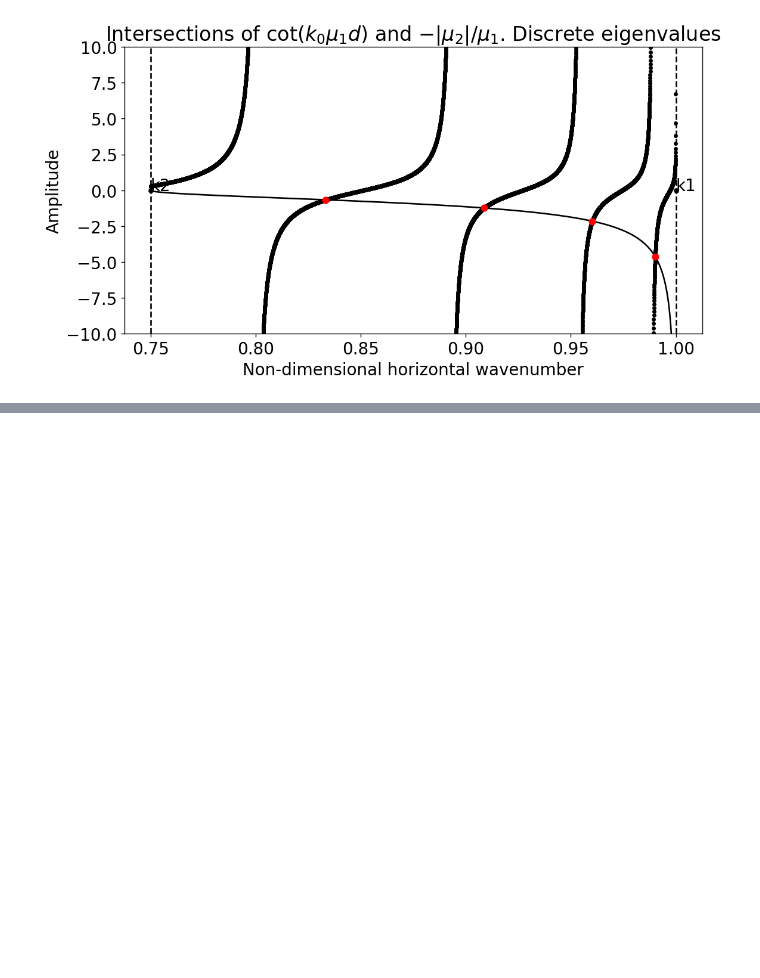
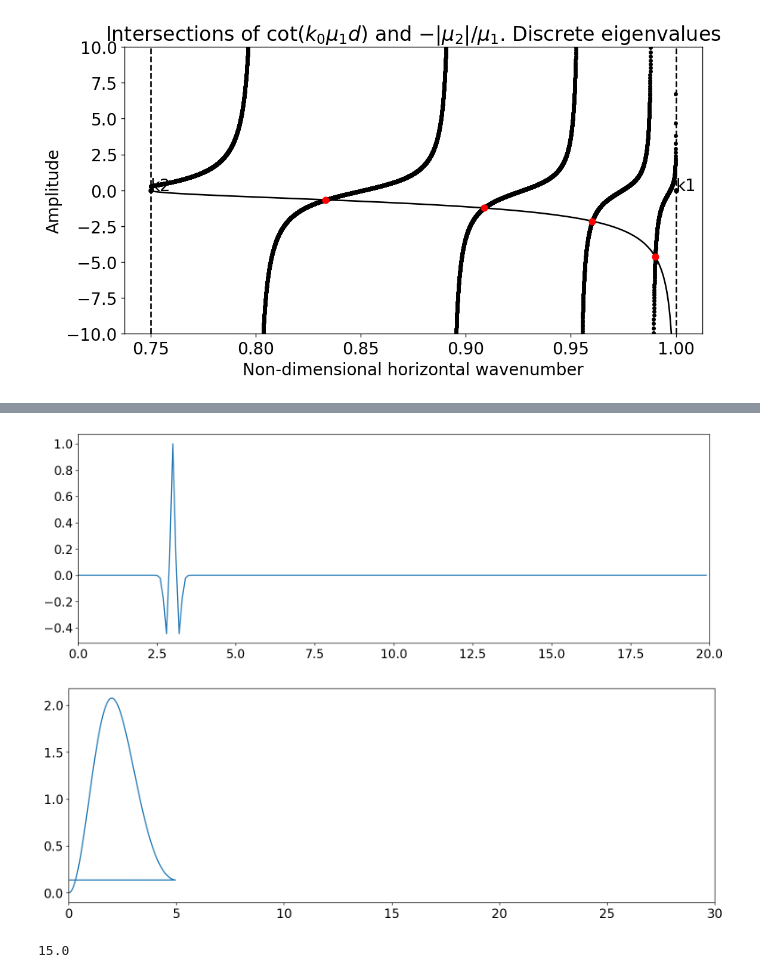
Before and after one commit to Gilaverbuch/pypekeris, a Jupyter notebook: Pekeris Solver.ipynb, the cells around one changed output, grey strips where cells are left out. Cells and saved outputs as stored; diff of their text form; code cells hidden in the pictures; blank space fills up the shorter version.

```diff
--- a/Pekeris Solver.ipynb
+++ b/Pekeris Solver.ipynb
@@ -66,0 +77,32 @@ P._plot_modes_shape()
+# %%
+dt = 0.1
+l=int(20/dt)
+time = np.arange(0,dt*l, dt)
+
+
+fc = 2
+t0 = 3
+# Ricker
+sig_ref = (1-2*(np.pi*fc*(time-t0))**2)*np.exp(-(np.pi*fc*(time-t0))**2)
+
+l = len(sig_ref)
+frequency = np.fft.fftfreq(l, dt)
+df = frequency[1]
+freq_ref = np.fft.fft(sig_ref)
+
+plt.figure(figsize=(15,5))
+plt.plot(time, sig_ref)
+plt.xlim(0,20)
+plt.show()
+
+plt.figure(figsize=(15,5))
+plt.plot(frequency, np.abs(freq_ref))
+plt.xlim(0,30)
+plt.show()
+# %% [output]
+[figure, added]
+[figure, added]
+# %%
+frequency[300]
+# %% [output]
+15.0
```
Also changed, not shown: parts of 9 cells of this notebook, 2 other files.
